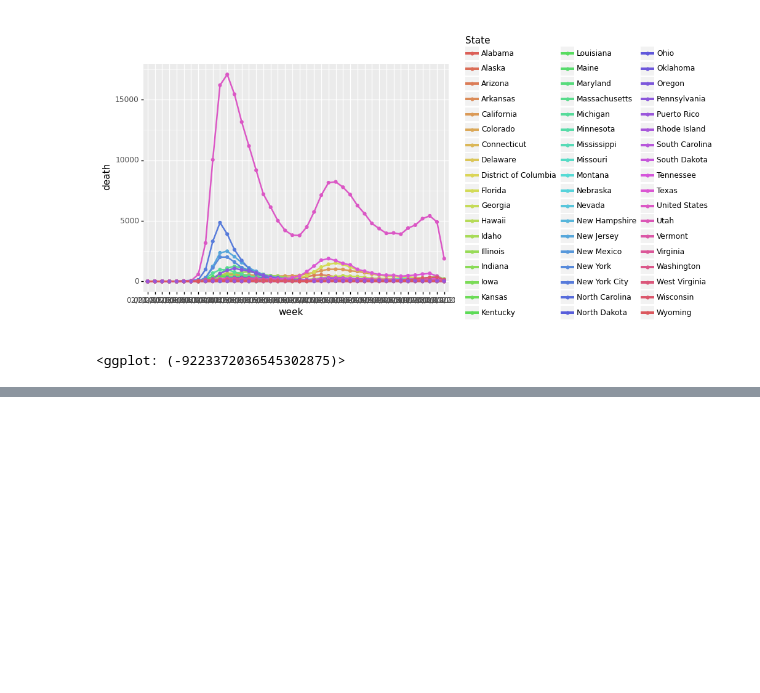
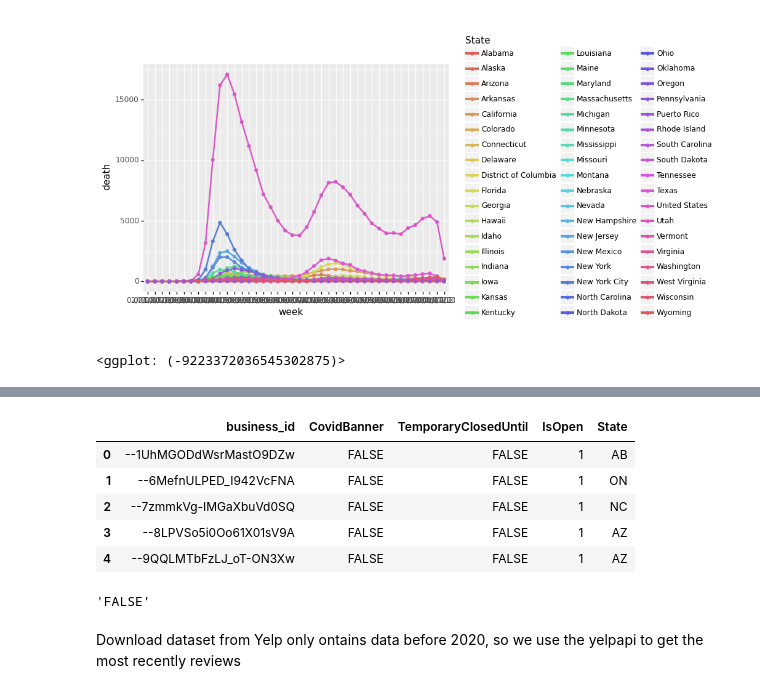
Before and after one commit to linglin0107/AI_Final-Project, a Jupyter notebook: DataCleansing_Preprocess.ipynb, the cells around one changed output, grey strips where cells are left out. Drawn from its saved outputs; the diff is of its cells as text; code cells hidden in the pictures; blank space fills up the shorter version.

```diff
--- a/DataCleansing_Preprocess.ipynb
+++ b/DataCleansing_Preprocess.ipynb
@@ -119,0 +237,17 @@ ggplot(deathCDC,aes(x='week', y='death', group='State', color = 'State'))   \
+# %%
+#search_results = yelp_api.reviews_query(id=)
+bs = pd.read_csv('yelpState.csv')
+bs.head()
+# %% [output]
+|  | business_id | CovidBanner | TemporaryClosedUntil | IsOpen | State |
+| 0 | --1UhMGODdWsrMastO9DZw | FALSE | FALSE | 1 | AB |
+| 1 | --6MefnULPED_I942VcFNA | FALSE | FALSE | 1 | ON |
+| 2 | --7zmmkVg-IMGaXbuVd0SQ | FALSE | FALSE | 1 | NC |
+| 3 | --8LPVSo5i0Oo61X01sV9A | FALSE | FALSE | 1 | AZ |
+| 4 | --9QQLMTbFzLJ_oT-ON3Xw | FALSE | FALSE | 1 | AZ |
+# %%
+bs['TemporaryClosedUntil'][0]
+# %% [output]
+'FALSE'
+# %% [markdown]
+Download dataset from Yelp only ontains data before 2020, so we use the yelpapi to get the most recently reviews
```
Also changed, not shown: parts of 23 cells of this notebook, 2 other files.
